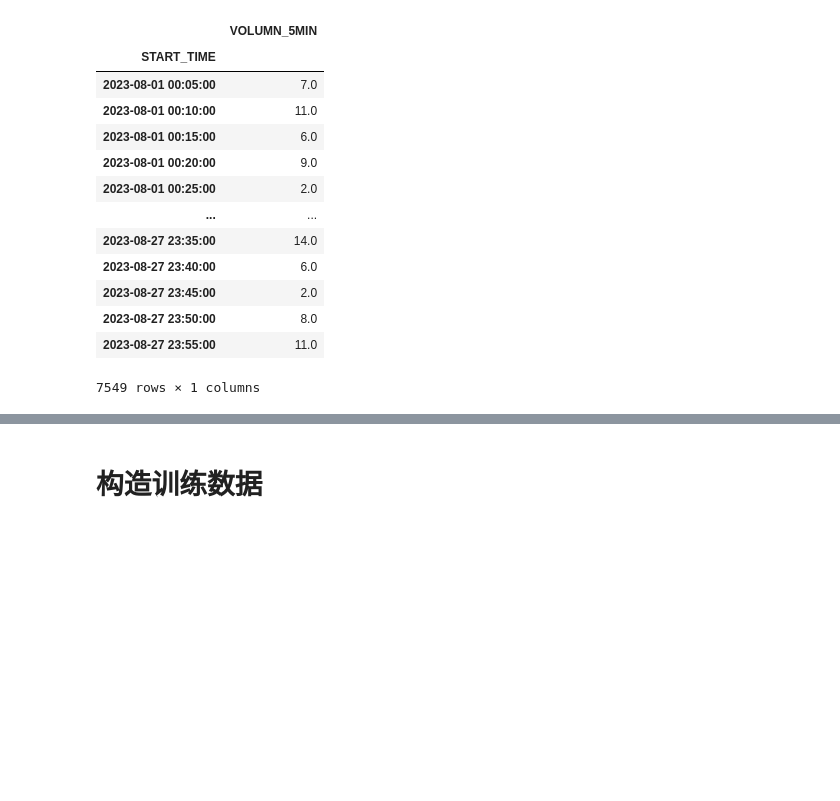
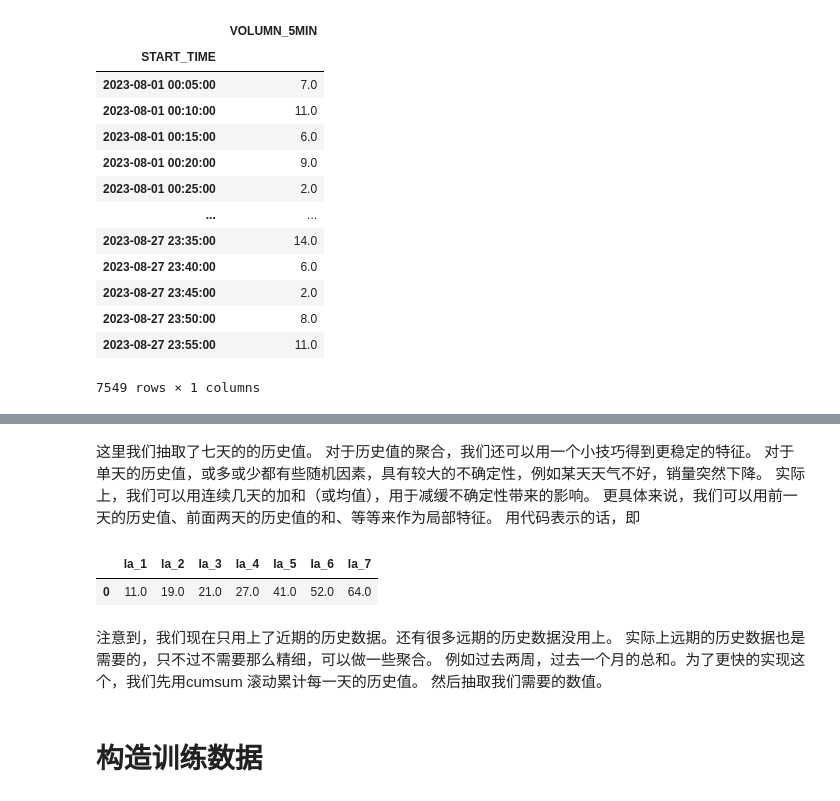
Before and after one commit to Zhou1317fe5/ml-projects, a Jupyter notebook: SEED2023/智慧交通/code/lightgbm/lightgbm(无特征工程).ipynb, the cells around one changed output, grey strips where cells are left out. Cells and saved outputs as stored; diff of their text form; code cells hidden in the pictures; blank space fills up the shorter version.

```diff
--- a/SEED2023/智慧交通/code/lightgbm/lightgbm(无特征工程).ipynb
+++ b/SEED2023/智慧交通/code/lightgbm/lightgbm(无特征工程).ipynb
@@ -289,3 +317,27 @@ merged_flow
+# %% [markdown]
+这里我们抽取了七天的的历史值。
+对于历史值的聚合，我们还可以用一个小技巧得到更稳定的特征。
+对于单天的历史值，或多或少都有些随机因素，具有较大的不确定性，例如某天天气不好，销量突然下降。
+实际上，我们可以用连续几天的加和（或均值），用于减缓不确定性带来的影响。
+更具体来说，我们可以用前一天的历史值、前面两天的历史值的和、等等来作为局部特征。
+用代码表示的话，即
+# %%
+def get_local_accumulated_features(target_day, predict_distance):
+    local_accumulated_feature = pd.DataFrame(columns=['la_1', 'la_2', 'la_3', 'la_4', 'la_5', 'la_6', 'la_7'])
+    local_accumulated_feature.loc[0,'la_1'] = merged_flow.iloc[target_day-predict_distance-1,0]
+    for i in range(1,local_range):
+        selected_data = merged_flow.iloc[target_day-predict_distance-i-1,0] #iloc基于行号，列号。注意索引-1
+        local_accumulated_feature.loc[0,'la_'+str(i+1)]=selected_data+local_accumulated_feature.loc[0,'la_'+str(i)] # loc行标签，列标签
+    return local_accumulated_feature
+
+get_local_accumulated_features(target_day, predict_distance)
+# %% [output]
+|  | la_1 | la_2 | la_3 | la_4 | la_5 | la_6 | la_7 |
+| 0 | 11.0 | 19.0 | 21.0 | 27.0 | 41.0 | 52.0 | 64.0 |
+# %% [markdown]
+注意到，我们现在只用上了近期的历史数据。还有很多远期的历史数据没用上。
+实际上远期的历史数据也是需要的，只不过不需要那么精细，可以做一些聚合。
+例如过去两周，过去一个月的总和。为了更快的实现这个，我们先用cumsum 滚动累计每一天的历史值。 然后抽取我们需要的数值。
 # %% [markdown]
 # 构造训练数据
 # %%
```
Also changed, not shown: parts of 15 cells of this notebook.
